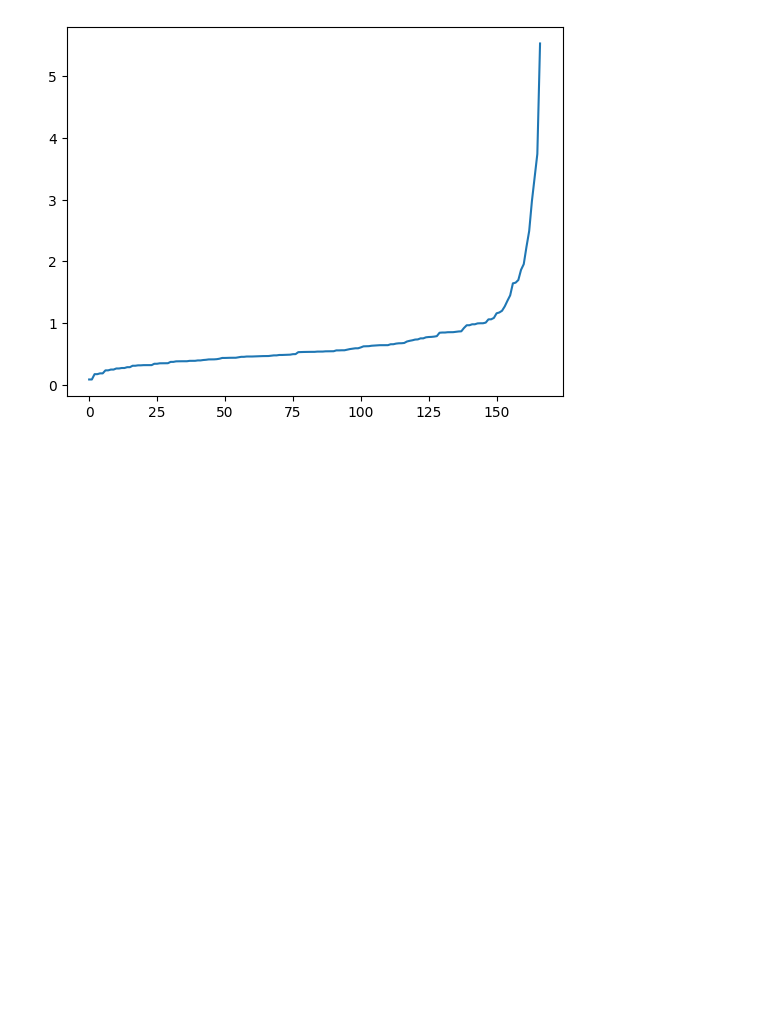
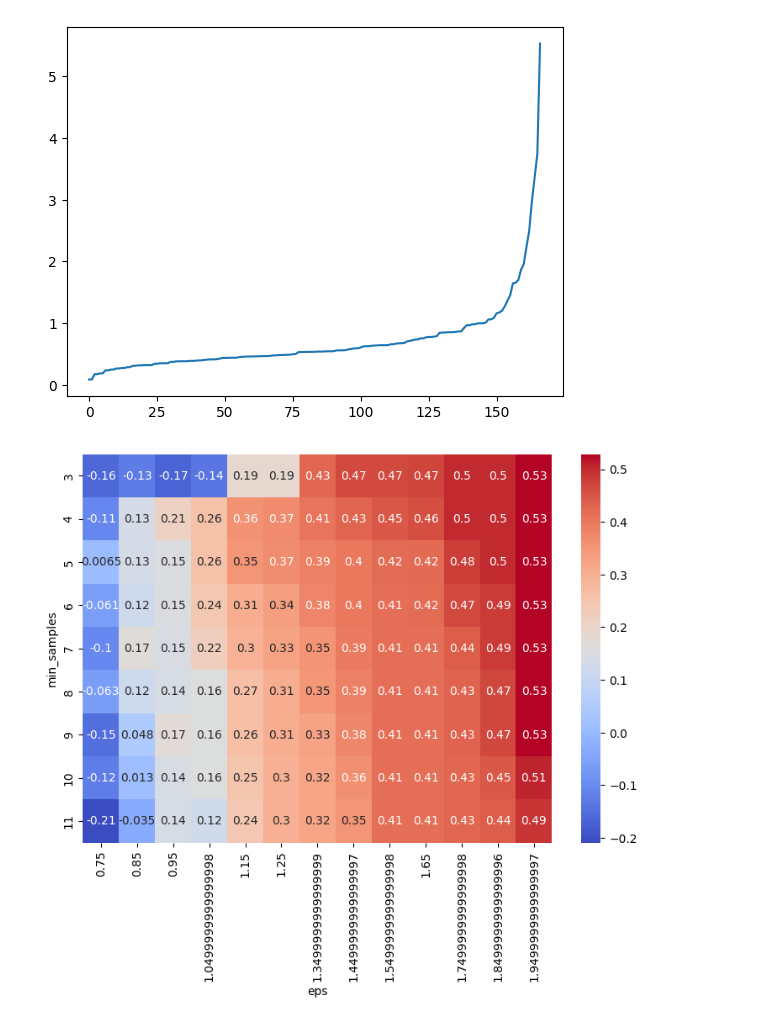
Before and after one commit to PabloJRW/clustering, a Jupyter notebook: proyecto_country.ipynb, the cells around one changed output. Cells and saved outputs as stored; diff of their text form; code cells hidden in the pictures; blank space fills up the shorter version.

```diff
--- a/proyecto_country.ipynb
+++ b/proyecto_country.ipynb
@@ -247,6 +247,19 @@ for p in dbscan_params:
   y_dbscan = DBSCAN(eps=p[0], min_samples=p[1]).fit_predict(pca_components)
   try:
     sil_score.append(silhouette_score(pca_components, y_dbscan))
-    n_of_clusters.append(len(np.unique(n_of_clusters)))
   except:
     sil_score.append(0)
+  n_of_clusters.append(len(np.unique(y_dbscan)))
+# %%
+df_params_tuning = pd.DataFrame.from_records(dbscan_params, columns=['eps', 'min_samples'])
+df_params_tuning['sil_score'] = sil_score
+df_params_tuning['n_clusters'] = n_of_clusters
+# %%
+pivot = pd.pivot_table(df_params_tuning, values='sil_score', columns='eps', index='min_samples')
+pivot2 = pd.pivot_table(df_params_tuning, values='n_clusters', columns='eps', index='min_samples')
+# %%
+plt.figure(figsize=(9,6))
+sns.heatmap(pivot, annot=True, annot_kws={'size':10}, cmap='coolwarm')
+plt.show()
+# %% [output]
+[figure, added]
```
Also changed, not shown: parts of 4 cells of this notebook.
